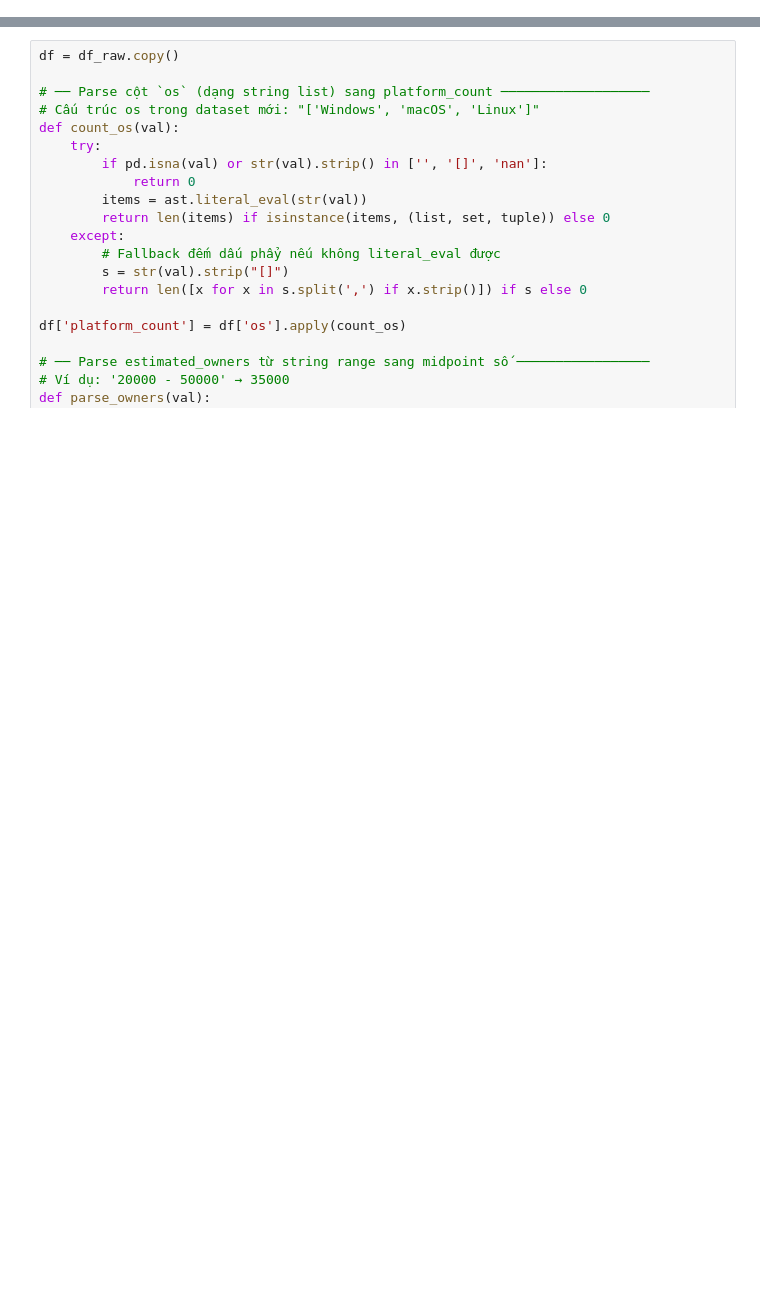
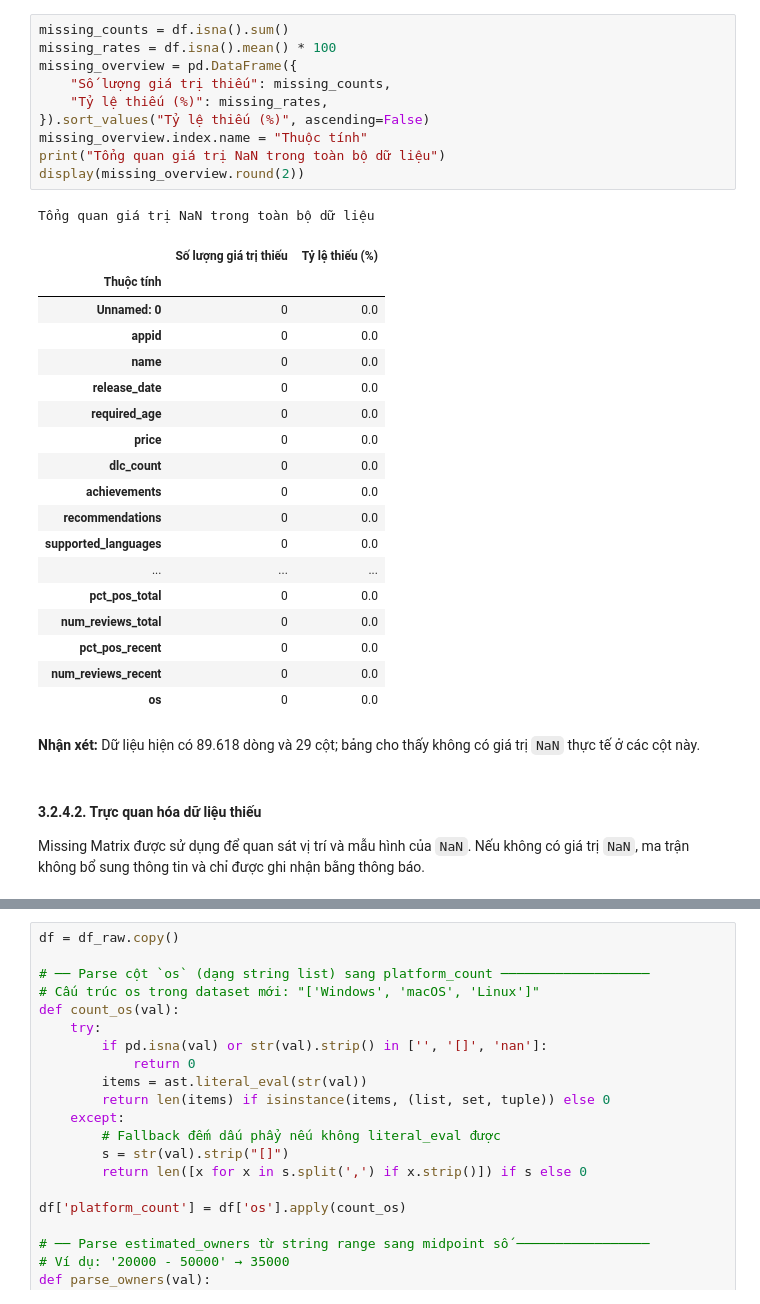
Before and after one commit to ltny24/STEAM-GAME-PROJECT, a Jupyter notebook: notebooks/01_collection_exploration.ipynb, the cells around one changed output, grey strips where cells are left out. Drawn from its saved outputs; the diff is of its cells as text; blank space fills up the shorter version.

```diff
--- a/notebooks/01_collection_exploration.ipynb
+++ b/notebooks/01_collection_exploration.ipynb
@@ -2,0 +874,35 @@
+# %%
+missing_counts = df.isna().sum()
+missing_rates = df.isna().mean() * 100
+missing_overview = pd.DataFrame({
+    "Số lượng giá trị thiếu": missing_counts,
+    "Tỷ lệ thiếu (%)": missing_rates,
+}).sort_values("Tỷ lệ thiếu (%)", ascending=False)
+missing_overview.index.name = "Thuộc tính"
+print("Tổng quan giá trị NaN trong toàn bộ dữ liệu")
+display(missing_overview.round(2))
+# %% [output]
+Tổng quan giá trị NaN trong toàn bộ dữ liệu
+|  | Số lượng giá trị thiếu | Tỷ lệ thiếu (%) |
+| Thuộc tính |  |  |
+| Unnamed: 0 | 0 | 0.0 |
+| appid | 0 | 0.0 |
+| name | 0 | 0.0 |
+| release_date | 0 | 0.0 |
+| required_age | 0 | 0.0 |
+| price | 0 | 0.0 |
+| dlc_count | 0 | 0.0 |
+| achievements | 0 | 0.0 |
+| recommendations | 0 | 0.0 |
+| supported_languages | 0 | 0.0 |
+| ... | ... | ... |
+| pct_pos_total | 0 | 0.0 |
+| num_reviews_total | 0 | 0.0 |
+| pct_pos_recent | 0 | 0.0 |
+| num_reviews_recent | 0 | 0.0 |
+| os | 0 | 0.0 |
+# %% [markdown]
+**Nhận xét:** Dữ liệu hiện có 89.618 dòng và 29 cột; bảng cho thấy không có giá trị `NaN` thực tế ở các cột này.
+# %% [markdown]
+#### 3.2.4.2. Trực quan hóa dữ liệu thiếu
+Missing Matrix được sử dụng để quan sát vị trí và mẫu hình của `NaN`. Nếu không có giá trị `NaN`, ma trận không bổ sung thông tin và chỉ được ghi nhận bằng thông báo.
```
Also changed, not shown: parts of 60 cells of this notebook.
